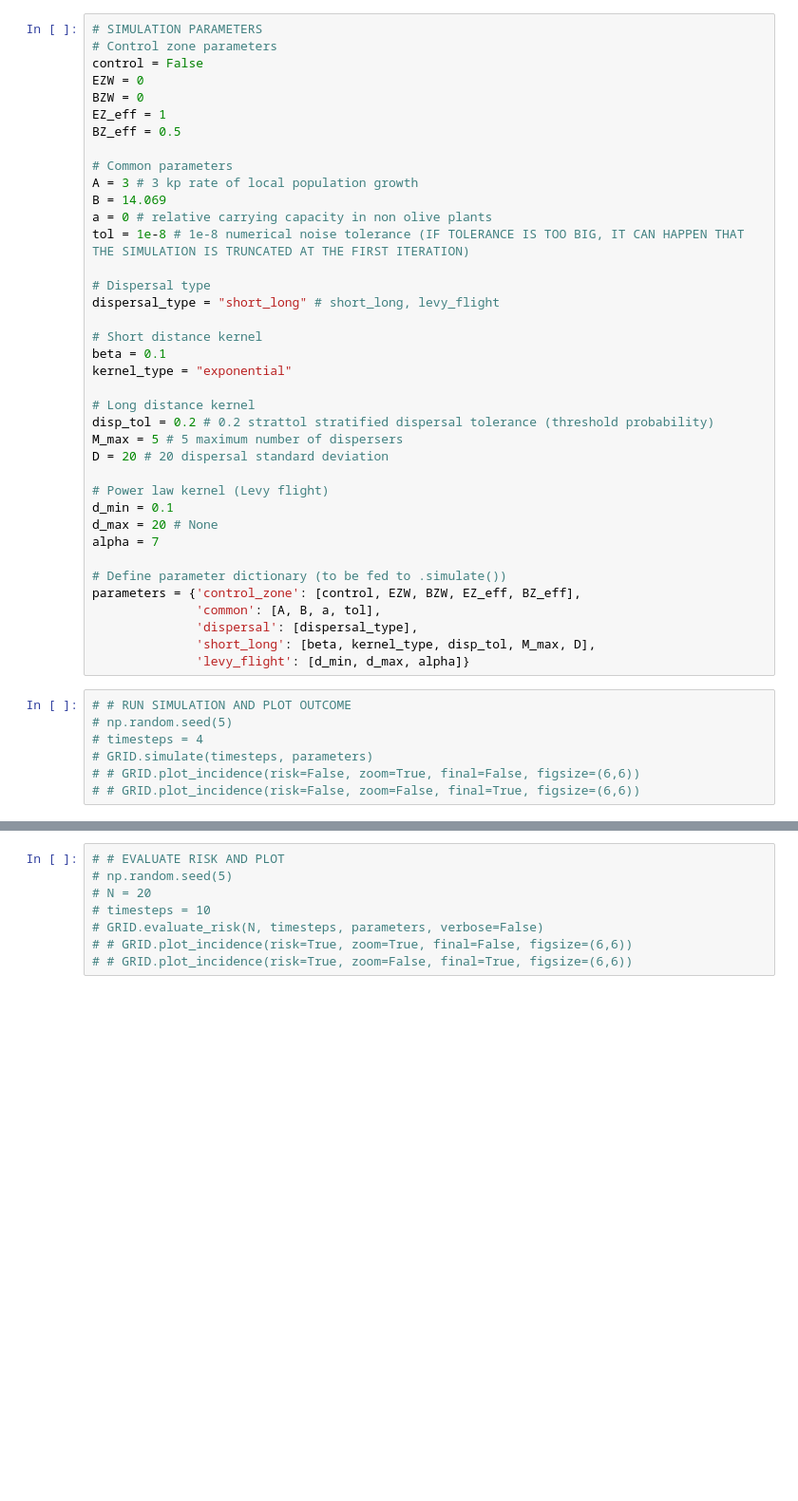
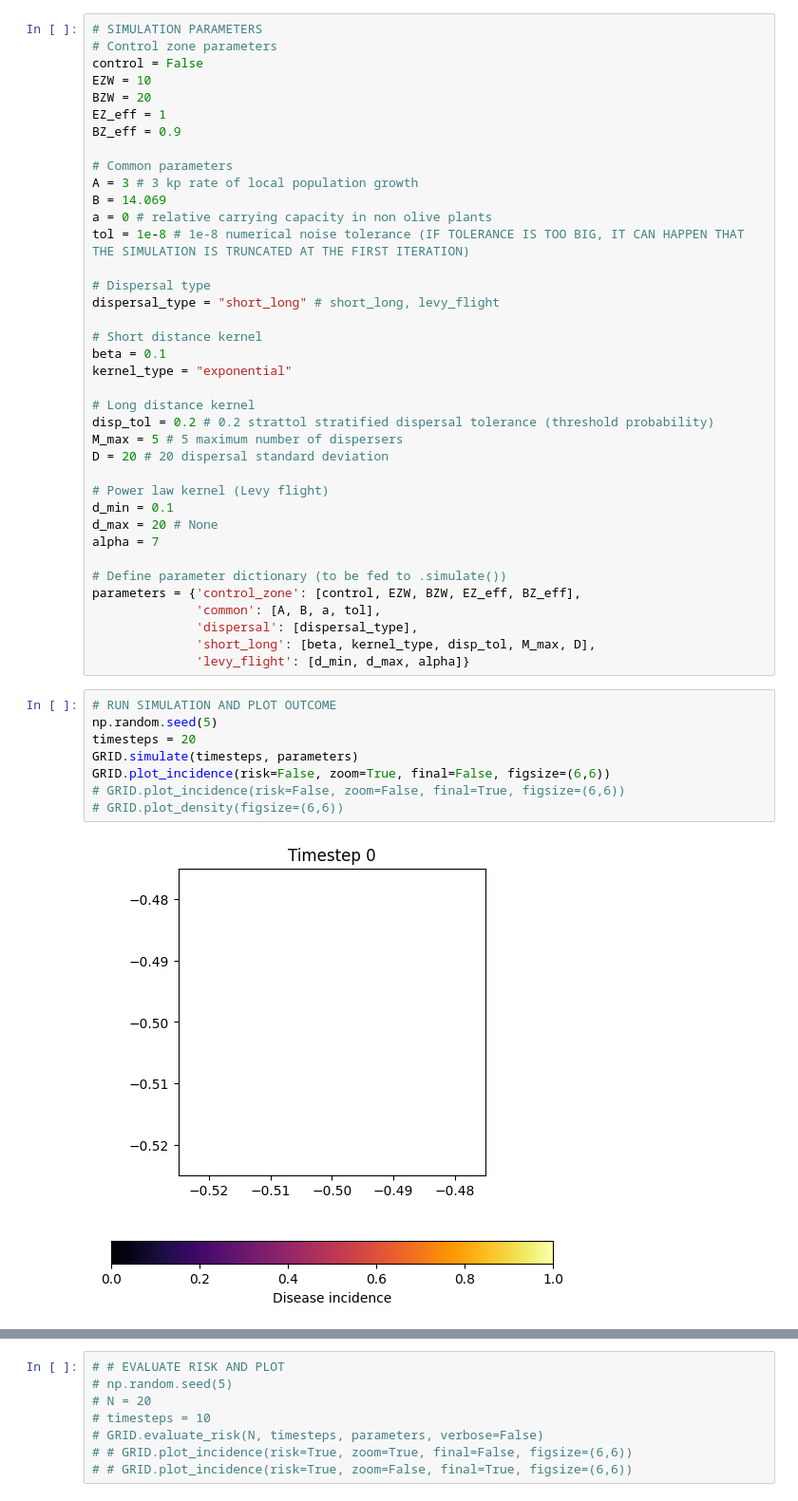
Before and after one commit to LeonMengoni/Xylella-Fastidiosa, a Jupyter notebook: Xylella_simulation.ipynb, the cells around one changed output, grey strips where cells are left out. Shown at 95% size. Saved outputs shown, nothing was run; the diff lists cells and outputs as text; blank space fills up the shorter version.

```diff
--- a/Xylella_simulation.ipynb
+++ b/Xylella_simulation.ipynb
@@ -27,10 +31,10 @@ GRID.plot_density(figsize=(6,6))
 # SIMULATION PARAMETERS
 # Control zone parameters
 control = False
-EZW = 0
-BZW = 0
+EZW = 10
+BZW = 20
 EZ_eff = 1
-BZ_eff = 0.5
+BZ_eff = 0.9
 
 # Common parameters
 A = 3 # 3 kp rate of local population growth
@@ -62,9 +66,12 @@ parameters = {'control_zone': [control, EZW, BZW, EZ_eff, BZ_eff],
               'short_long': [beta, kernel_type, disp_tol, M_max, D],
               'levy_flight': [d_min, d_max, alpha]}
 # %%
-# # RUN SIMULATION AND PLOT OUTCOME
-# np.random.seed(5)
-# timesteps = 4
-# GRID.simulate(timesteps, parameters)
-# # GRID.plot_incidence(risk=False, zoom=True, final=False, figsize=(6,6))
-# # GRID.plot_incidence(risk=False, zoom=False, final=True, figsize=(6,6))
+# RUN SIMULATION AND PLOT OUTCOME
+np.random.seed(5)
+timesteps = 20
+GRID.simulate(timesteps, parameters)
+GRID.plot_incidence(risk=False, zoom=True, final=False, figsize=(6,6))
+# GRID.plot_incidence(risk=False, zoom=False, final=True, figsize=(6,6))
+# GRID.plot_density(figsize=(6,6))
+# %% [output]
+[figure, added]
```
Also changed, not shown: parts of 62 cells of this notebook, 2 other files.
